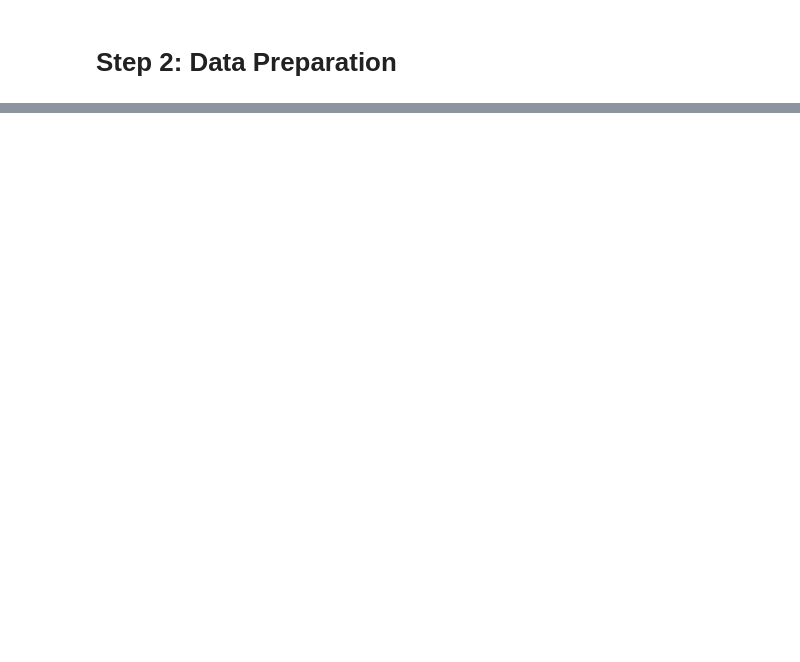
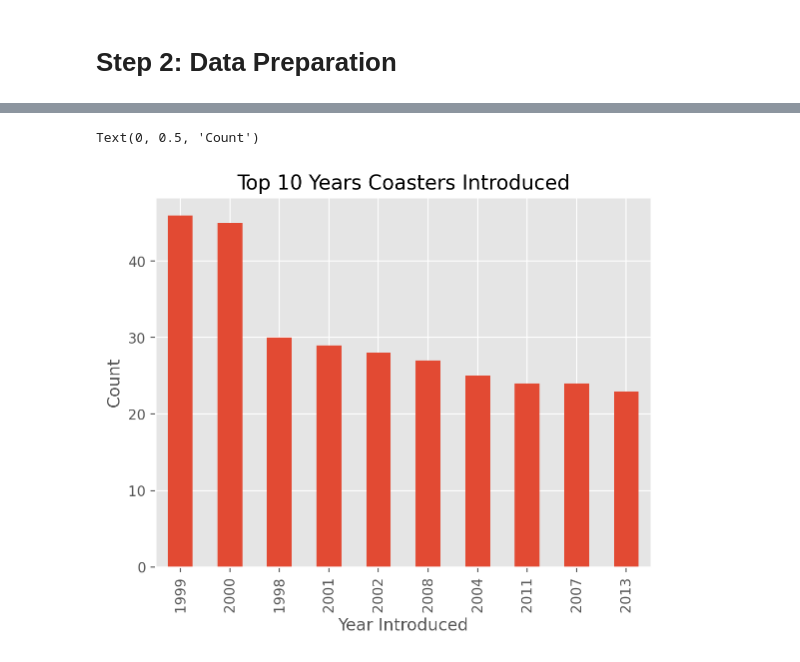
Before and after one commit to felipegcruz/pandas, a Jupyter notebook: pandas_crash_course.ipynb, the cells around one changed output, grey strips where cells are left out. Cells and saved outputs as stored; diff of their text form; code cells hidden in the pictures; blank space fills up the shorter version.

```diff
--- a/pandas_crash_course.ipynb
+++ b/pandas_crash_course.ipynb
@@ -100,4 +101,4 @@ df = df[['coaster_name',
        'speed_mph',
        #'height_value', 'height_unit',
        'height_ft',
-       'Inversions_clean', 'Gforce_clean']]
+       'Inversions_clean', 'Gforce_clean']].copy()
@@ -117,0 +105,3 @@ df = df[['coaster_name',
+# %%
+df['opening_date_clean'] = pd.to_datetime(df['opening_date_clean'])
+df.head()
@@ -117,0 +141,2 @@ df = df[['coaster_name',
+# %%
+df = df.rename(columns={'coaster_name':'Coaster_Name','year_introduced':'Year_Introduced','latitude':'Latitude','longitude':'Longitude','opening_date_clean':'Opening_Date_Clean','Inversions_clean':'Inversion_Clean','speed_mph':'Speed_MPH','height_ft':'Height_ft','Gforce_clean':'Gforce_Clean'})
@@ -117,0 +230,3 @@ df = df[['coaster_name',
+# %%
+df = df.loc[~df.duplicated(subset=['Coaster_Name','Location','Opening_Date_Clean'])]\
+    .reset_index(drop=True).copy()
@@ -117,0 +266,7 @@ df = df[['coaster_name',
+# %%
+ax = df['Year_Introduced'].value_counts().head(10).plot(kind='bar', title='Top 10 Years Coasters Introduced')
+ax.set_xlabel('Year Introduced')
+ax.set_ylabel('Count')
+# %% [output]
+Text(0, 0.5, 'Count')
+[figure, added]
```
Also changed, not shown: parts of 36 cells of this notebook.
